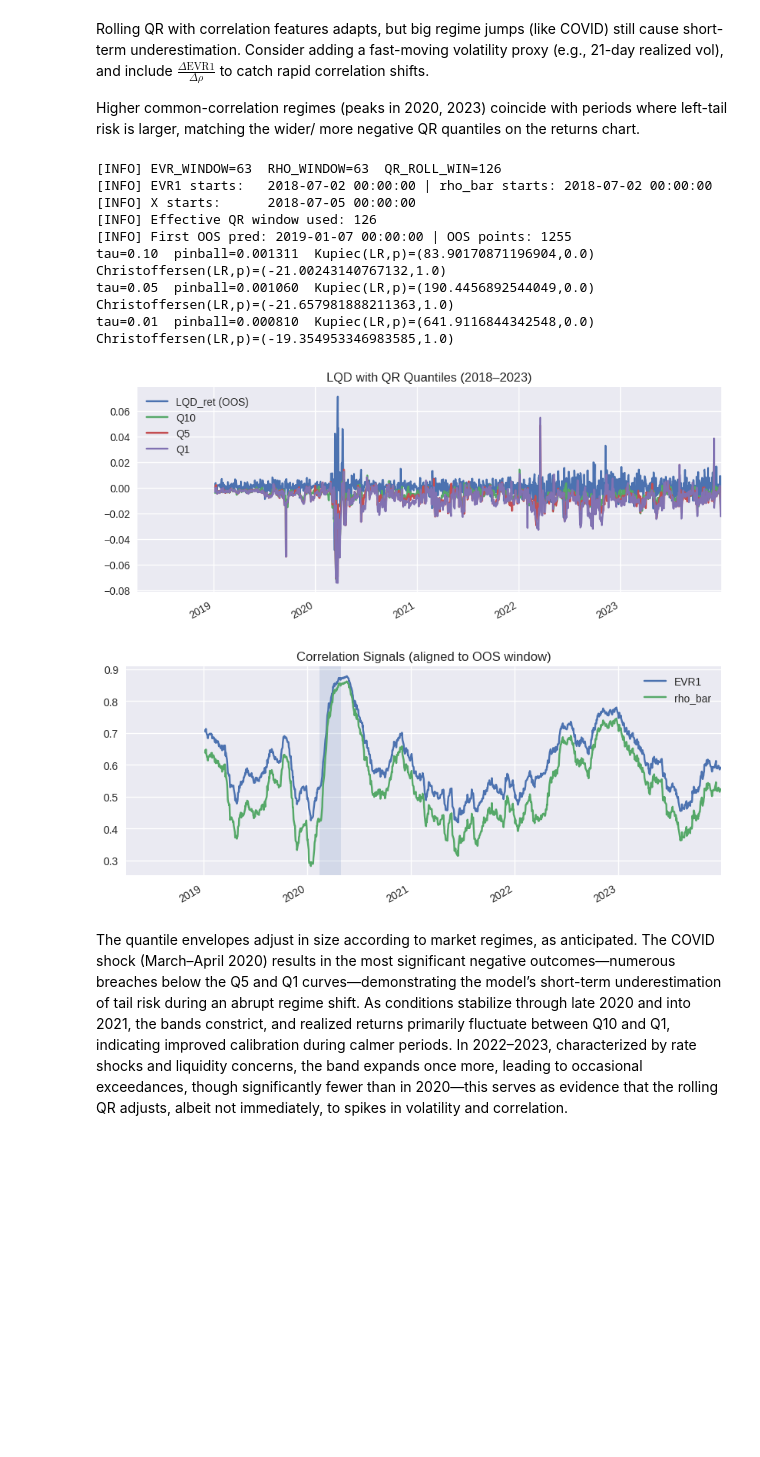
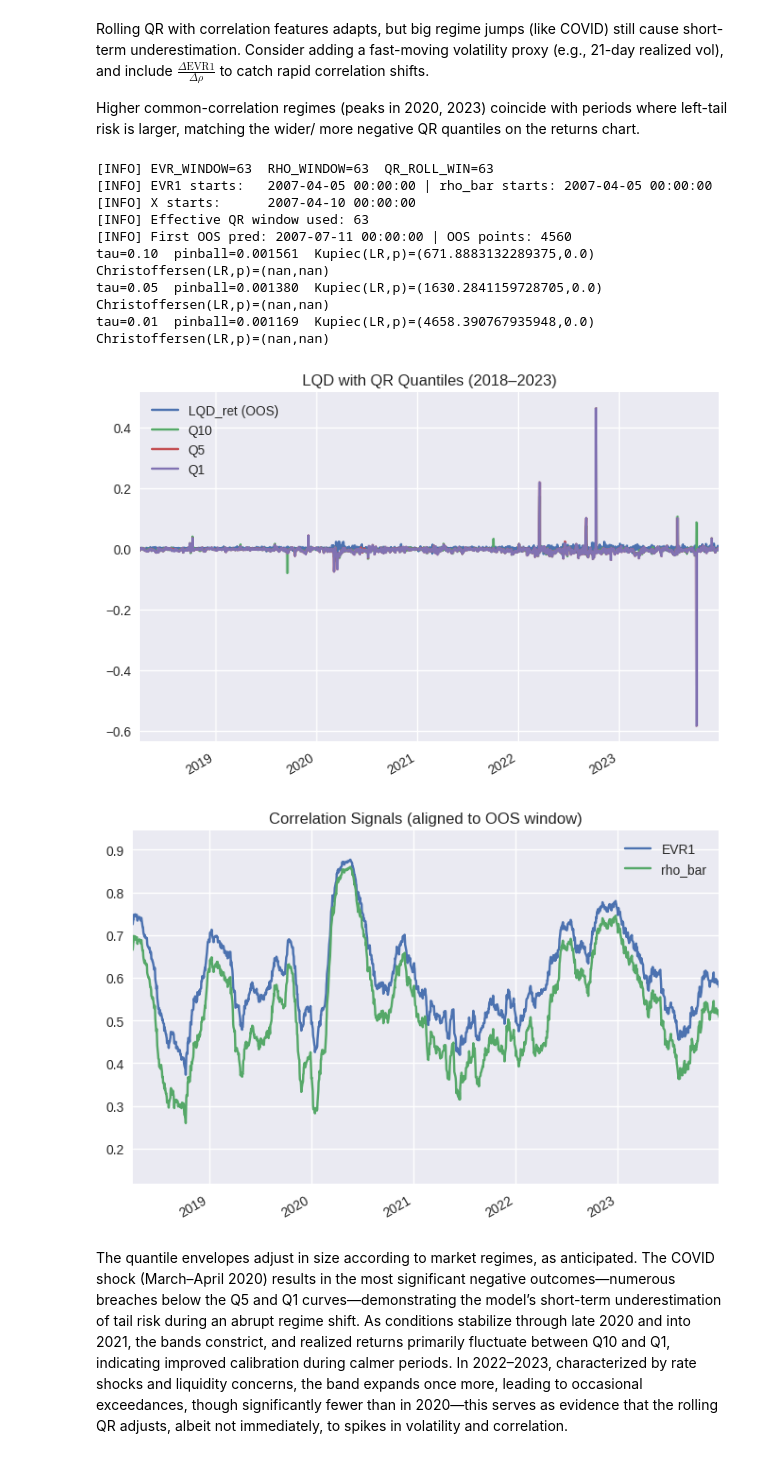
Before and after one commit to George-Creekbed/capstone_review, a Jupyter notebook: Group Work Project 1.ipynb, the cells around one changed output. Saved outputs shown, nothing was run; the diff lists cells and outputs as text; code cells hidden in the pictures; blank space fills up the shorter version.

```diff
--- a/Group Work Project 1.ipynb
+++ b/Group Work Project 1.ipynb
@@ -594,20 +592,44 @@ import numpy as np, pandas as pd, matplotlib.pyplot as plt
 import statsmodels.api as sm
 from statsmodels.regression.quantile_regression import QuantReg
 from scipy.stats import chi2
-
+import pandas_datareader as pdr
 # TUNE HERE: smaller windows => earlier OOS (but noisier). These work well for 2018–2023.
 EVR_WINDOW   = 63   # ~6M for EVR1
 RHO_WINDOW   = 63   # ~6M for rho_bar proxy
-QR_ROLL_WIN  = 126   # ~1Y for QR training window
+QR_ROLL_WIN  = 63   # ~6M for QR training window
 
 QUANTILES = [0.10, 0.05, 0.01]
 STEP = 1
-CLIP_START = "2018-04-03"
-CLIP_END   = "2023-12-31"
-
+CLIP_START = start
+CLIP_END   = end
+sector_returns = sector_rets       # 9 × T matrix
+lqd_ret = rets["LQD"].rename('LQD_ret')
 def pinball_loss(y_true, y_pred, tau):
     e = y_true - y_pred
     return np.mean(np.maximum(tau*e, (tau-1)*e))
+# ---- Macro from FRED ----
+def fred(series_id):
+    s = pdr.DataReader(series_id, 'fred', start=start, end=end).squeeze()
+    s.name = series_id
+    if s.isna().all(): raise RuntimeError(f"FRED series {series_id} is empty.")
+    return s
+
+BAA   = fred("BAA")
+DGS10 = fred("DGS10")
+VIX   = fred("VIXCLS")
+NFCI  = fred("NFCI")
+SOFR  = fred("SOFR")
+DFF   = fred("DFF")
+
+macro = pd.concat([
+    BAA.rename('BAA'), DGS10.rename('DGS10'), VIX.rename('VIXCLS'),
+    NFCI.rename('NFCI'), SOFR.rename('SOFR'), DFF.rename('DFF')], axis=1
+)
+macro['SOFR'].fillna(0, inplace=True)
+macro = macro.sort_index().fillna(method='ffill')
+BAA10Y  = (macro['BAA'] - macro['DGS10']).rename('BAA10Y')
+dBAA10Y = BAA10Y.diff().rename('dBAA10Y')
+macro = pd.concat([macro, BAA10Y, dBAA10Y], axis=1)
 
 def kupiec_pof_test(viol, tau):
     T=len(viol); x=int(np.sum(viol))
@@ -733,44 +755,44 @@ for tau in QUANTILES:
         continue
     loss = pinball_loss(y_oos.values[good], yhat.values[good], tau)
     viol = (y_oos.values[good] < yhat.values[good]).astype(int)
     LR_uc,p_uc = kupiec_pof_test(viol, tau)
     LR_ind,p_ind = christoffersen_independence_test(viol)
     print(f"tau={tau:.2f}  pinball={loss:.6f}  Kupiec(LR,p)=({LR_uc},{p_uc})  Christoffersen(LR,p)=({LR_ind},{p_ind})")
 
 # --- Plots (OOS-aligned, so they start as early as the new windows allow) ---
 fig, ax = plt.subplots()
 y_oos.plot(ax=ax, label='LQD_ret (OOS)')
 for tau in QUANTILES:
     q = f'Q{int(tau*100)}'
     if np.isfinite(pred_panel[q].values).any():
         pred_panel[q].plot(ax=ax, label=q)
-ax.set_title('LQD with QR Quantiles (2018–2023)')c
+ax.set_title('LQD with QR Quantiles (2018–2023)')
 ax.legend(); ax.grid(True);
 ax.set_xlim(pd.Timestamp("2018-04-03"), pd.Timestamp("2023-12-31"))
 plt.show()
 
 fig, ax = plt.subplots()
 EVR1.loc[y_oos.index].plot(ax=ax, label='EVR1')
 rho_bar.loc[y_oos.index].plot(ax=ax, label='rho_bar')
 try:
     shade_crises(ax)
 except Exception:
     pass
 ax.set_title('Correlation Signals (aligned to OOS window)')
 ax.legend(); ax.grid(True)
 ax.set_xlim(pd.Timestamp("2018-04-03"), pd.Timestamp("2023-12-31"))
 plt.show()
 # %% [output]
-[INFO] EVR_WINDOW=63  RHO_WINDOW=63  QR_ROLL_WIN=126
-[INFO] EVR1 starts:   2018-07-02 00:00:00 | rho_bar starts: 2018-07-02 00:00:00
-[INFO] X starts:      2018-07-05 00:00:00
-[INFO] Effective QR window used: 126
-[INFO] First OOS pred: 2019-01-07 00:00:00 | OOS points: 1255
-tau=0.10  pinball=0.001311  Kupiec(LR,p)=(83.90170871196904,0.0)  Christoffersen(LR,p)=(-21.00243140767132,1.0)
-tau=0.05  pinball=0.001060  Kupiec(LR,p)=(190.4456892544049,0.0)  Christoffersen(LR,p)=(-21.657981888211363,1.0)
-tau=0.01  pinball=0.000810  Kupiec(LR,p)=(641.9116844342548,0.0)  Christoffersen(LR,p)=(-19.354953346983585,1.0)
+[INFO] EVR_WINDOW=63  RHO_WINDOW=63  QR_ROLL_WIN=63
+[INFO] EVR1 starts:   2007-04-05 00:00:00 | rho_bar starts: 2007-04-05 00:00:00
+[INFO] X starts:      2007-04-10 00:00:00
+[INFO] Effective QR window used: 63
+[INFO] First OOS pred: 2007-07-11 00:00:00 | OOS points: 4560
+tau=0.10  pinball=0.001561  Kupiec(LR,p)=(671.8883132289375,0.0)  Christoffersen(LR,p)=(nan,nan)
+tau=0.05  pinball=0.001380  Kupiec(LR,p)=(1630.2841159728705,0.0)  Christoffersen(LR,p)=(nan,nan)
+tau=0.01  pinball=0.001169  Kupiec(LR,p)=(4658.390767935948,0.0)  Christoffersen(LR,p)=(nan,nan)
-[figure, old version]
+[figure, new version]
-[figure, old version]
+[figure, new version]
 # %% [markdown]
 The quantile envelopes adjust in size according to market regimes, as anticipated. The COVID shock (March–April 2020) results in the most significant negative outcomes—numerous breaches below the Q5 and Q1 curves—demonstrating the model’s short-term underestimation of tail risk during an abrupt regime shift. As conditions stabilize through late 2020 and into 2021, the bands constrict, and realized returns primarily fluctuate between Q10 and Q1, indicating improved calibration during calmer periods. In 2022–2023, characterized by rate shocks and liquidity concerns, the band expands once more, leading to occasional exceedances, though significantly fewer than in 2020—this serves as evidence that the rolling QR adjusts, albeit not immediately, to spikes in volatility and correlation.
 
```
Also changed, not shown: parts of 60 cells of this notebook, 1 other file.
